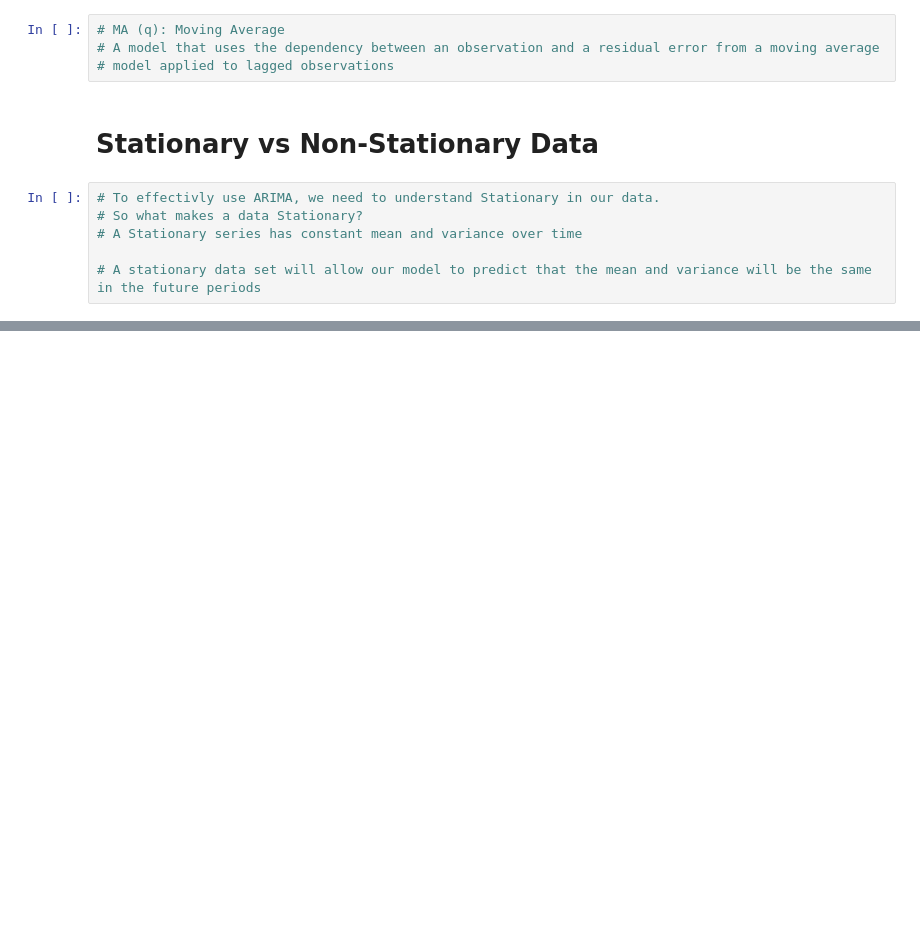
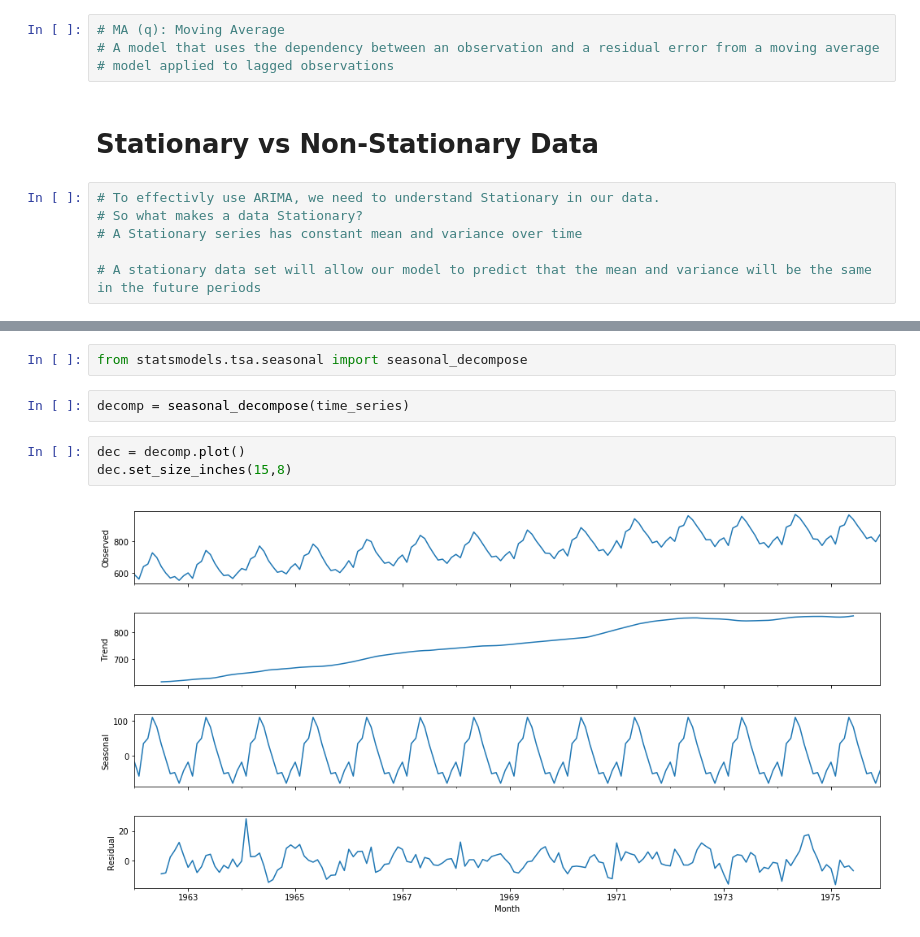
Before and after one commit to vitaliAI/Python-Source-Code, a Jupyter notebook: Time Series Analysis/Time Series.ipynb, the cells around one changed output, grey strips where cells are left out. Drawn from its saved outputs; the diff is of its cells as text; blank space fills up the shorter version.

```diff
--- a/Time Series Analysis/Time Series.ipynb
+++ b/Time Series Analysis/Time Series.ipynb
@@ -241,0 +361,9 @@ fig = result.plot()
+# %%
+from statsmodels.tsa.seasonal import seasonal_decompose
+# %%
+decomp = seasonal_decompose(time_series)
+# %%
+dec = decomp.plot()
+dec.set_size_inches(15,8)
+# %% [output]
+[figure, added]
```
Also changed, not shown: parts of 19 cells of this notebook.
